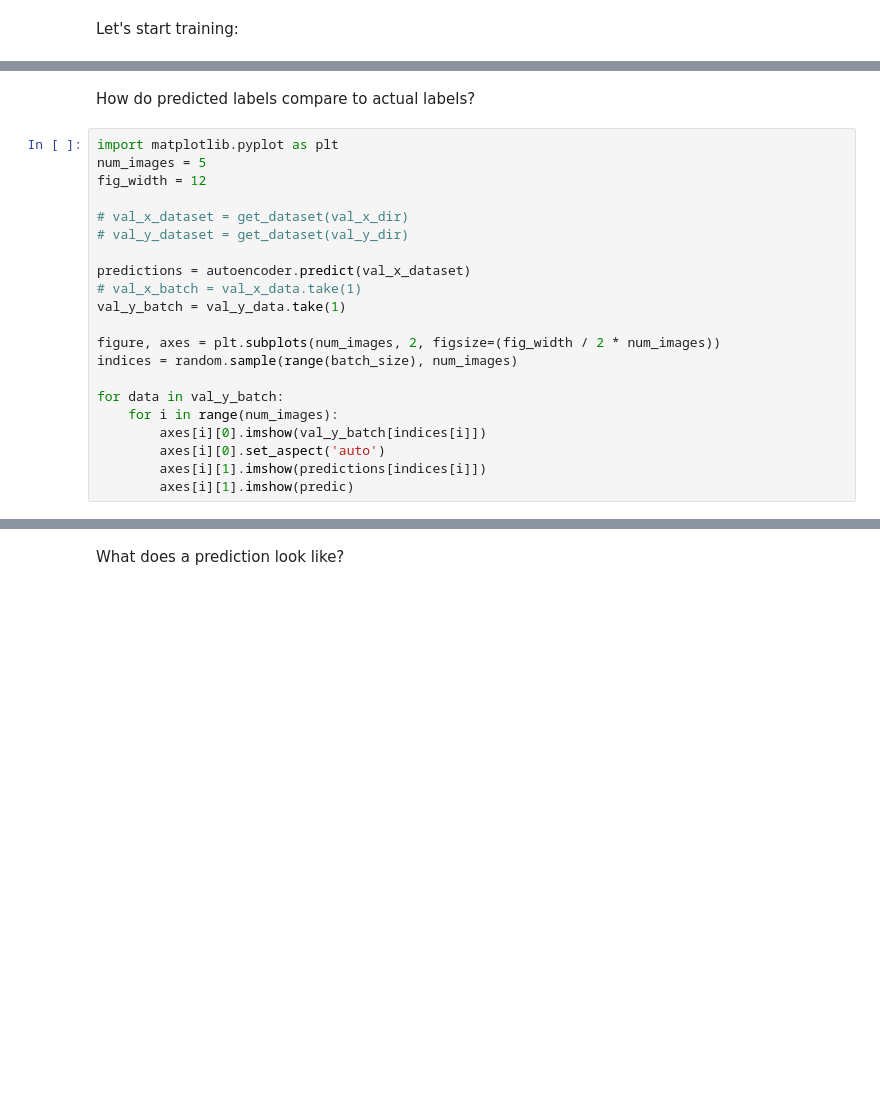
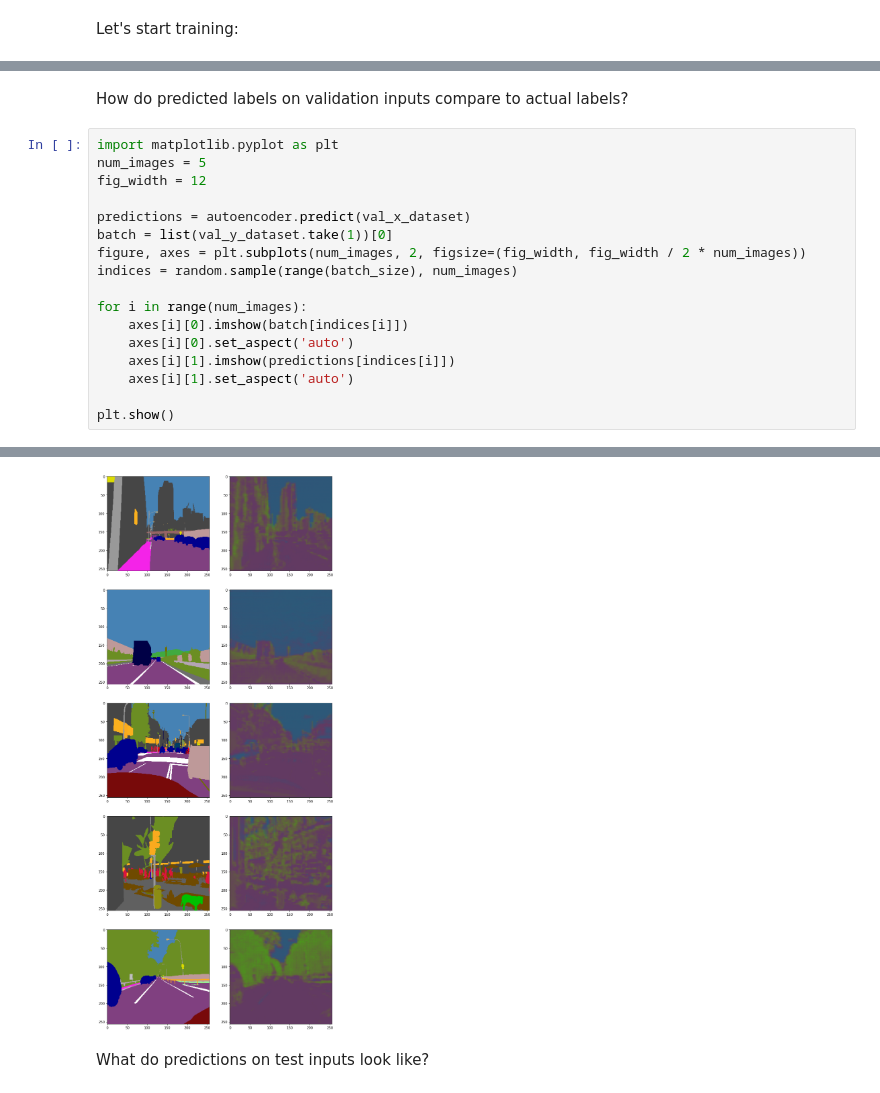
Before and after one commit to lenny-z/csci-s89-final-project, a Jupyter notebook: Final Project.ipynb, the cells around one changed output, grey strips where cells are left out. Cells and saved outputs as stored; diff of their text form; blank space fills up the shorter version.

```diff
--- a/Final Project.ipynb
+++ b/Final Project.ipynb
@@ -208,23 +208,20 @@ Epoch 10/16
-# %% [markdown]
-How do predicted labels compare to actual labels?
-# %%
-import matplotlib.pyplot as plt
-num_images = 5
-fig_width = 12
-
-# val_x_dataset = get_dataset(val_x_dir)
-# val_y_dataset = get_dataset(val_y_dir)
-
-predictions = autoencoder.predict(val_x_dataset)
-# val_x_batch = val_x_data.take(1)
-val_y_batch = val_y_data.take(1)
-
-figure, axes = plt.subplots(num_images, 2, figsize=(fig_width / 2 * num_images))
-indices = random.sample(range(batch_size), num_images)
-
-for data in val_y_batch:
-    for i in range(num_images):
-        axes[i][0].imshow(val_y_batch[indices[i]])
-        axes[i][0].set_aspect('auto')
-        axes[i][1].imshow(predictions[indices[i]])
-        axes[i][1].imshow(predic)
+# %% [markdown]
+How do predicted labels on validation inputs compare to actual labels?
+# %%
+import matplotlib.pyplot as plt
+num_images = 5
+fig_width = 12
+
+predictions = autoencoder.predict(val_x_dataset)
+batch = list(val_y_dataset.take(1))[0]
+figure, axes = plt.subplots(num_images, 2, figsize=(fig_width, fig_width / 2 * num_images))
+indices = random.sample(range(batch_size), num_images)
+
+for i in range(num_images):
+    axes[i][0].imshow(batch[indices[i]])
+    axes[i][0].set_aspect('auto')
+    axes[i][1].imshow(predictions[indices[i]])
+    axes[i][1].set_aspect('auto')
+
+plt.show()
+# %% [output]
@@ -231,3 +229,4 @@ for data in val_y_batch:
+[figure, added]
 # %% [markdown]
-What does a prediction look like?
+What do predictions on test inputs look like?
 # %%
```
Also changed, not shown: parts of 3 cells of this notebook.
